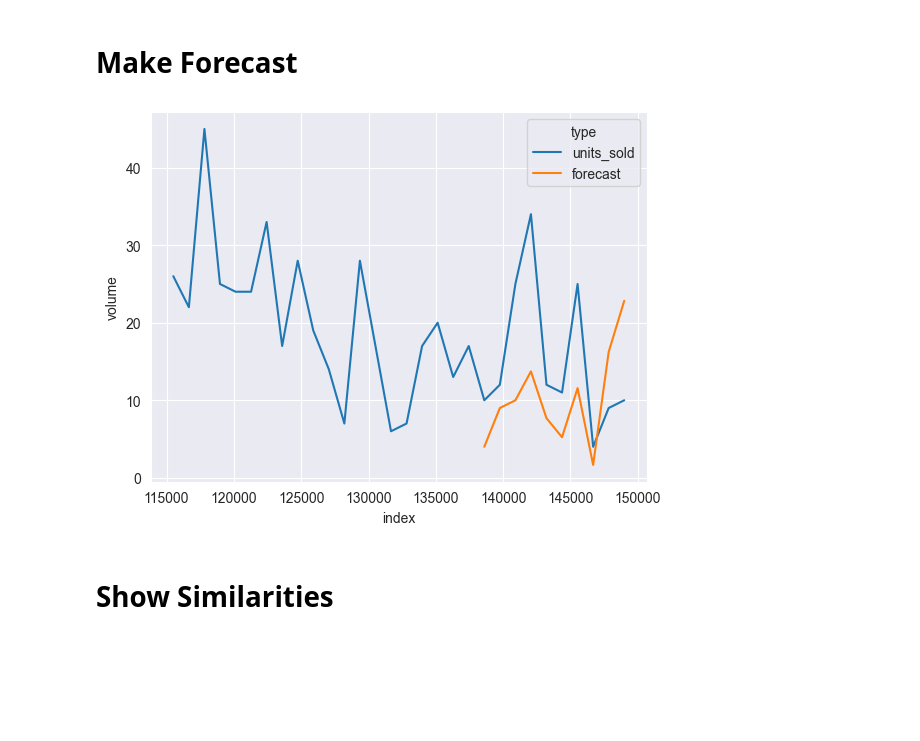
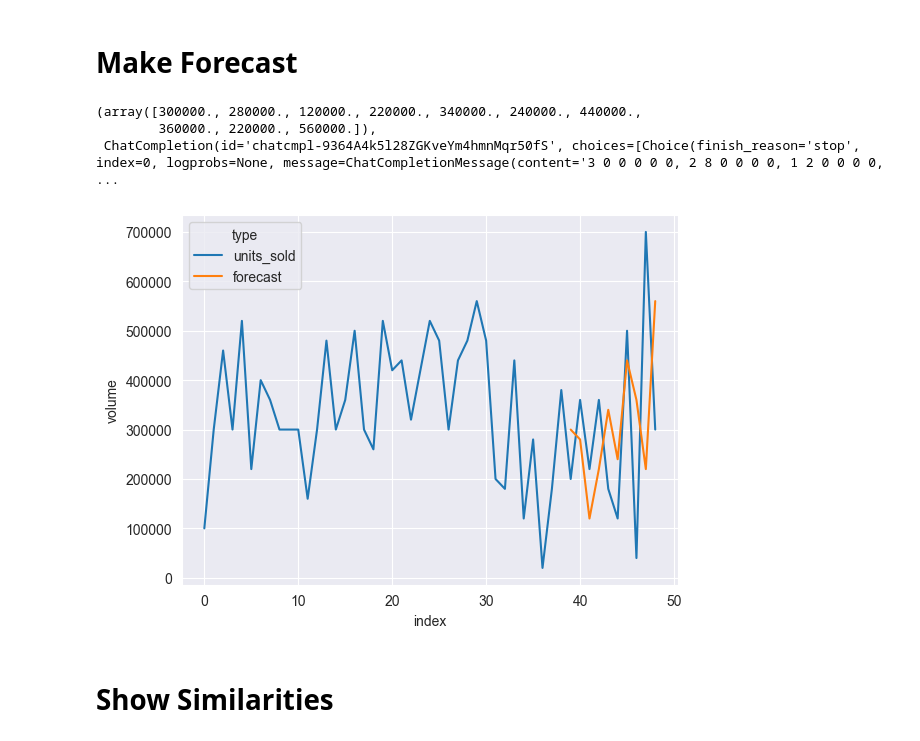
Before and after one commit to StillJosh/demand-forecasting, a Jupyter notebook: api/src/showcase.ipynb, the cells around one changed output. Drawn from its saved outputs; the diff is of its cells as text; code cells hidden in the pictures; blank space fills up the shorter version.

```diff
--- a/api/src/showcase.ipynb
+++ b/api/src/showcase.ipynb
@@ -6,5 +9,6 @@ from src.model.gpt3_model import GPT3Model
 # %% [markdown]
 # Load Data
 # %%
-data_location = '/archive 2/train_0irEZ2H.csv'
-store_data = StoreData(data_location)
+data_location = '/Users/joshuastiller/Code/private/data/sales.csv'
+mapper = {'teil_id': 'product_id', 'teil_name': 'product', 'kunde_id': 'customer_id', 'kunde_name': 'customer', 'woche': 'week', 'menge': 'units_sold'}
+store_data = UserData(data_location, column_mapper=mapper)
@@ -38,19 +42,20 @@ store_data.plot_products(product_id=320485, store_id=9876)
 from src.preprocessing.scaler import QuantileScaler
 from sklearn.preprocessing import StandardScaler
 # %%
-hist_prompt = store_data.get_data(product_ids=216418, store_ids=8091)
+hist_prompt = store_data.get_data(product_ids=143835)
 # %%
-#scaler = QuantileScaler()
-#scaler = StandardScaler()
-scaler = None
-model = GPT3Model(scaler=scaler)
+model = GPT3Model(scaler=None)
 # %%
 forecast = model.predict(hist_prompt['units_sold'].values)
 forecast
+# %% [output]
+(array([300000., 280000., 120000., 220000., 340000., 240000., 440000.,
+        360000., 220000., 560000.]),
+ ChatCompletion(id='chatcmpl-9364A4k5l28ZGKveYm4hmnMqr50fS', choices=[Choice(finish_reason='stop', index=0, logprobs=None, message=ChatCompletionMessage(content='3 0 0 0 0 0, 2 8 0 0 0 0, 1 2 0 0 0 0, ...
 # %%
-store_data.plot_forecast(product_id=216418, store_id=8091, forecast=forecast[0], show_from=100)
+store_data.plot_forecast(product_id=143835, forecast=forecast[0], show_from=0)
 # %% [output]
-[figure, old version]
+[figure, new version]
 # %% [markdown]
 # Show Similarities
 # %%
```
Also changed, not shown: parts of 5 cells of this notebook.
